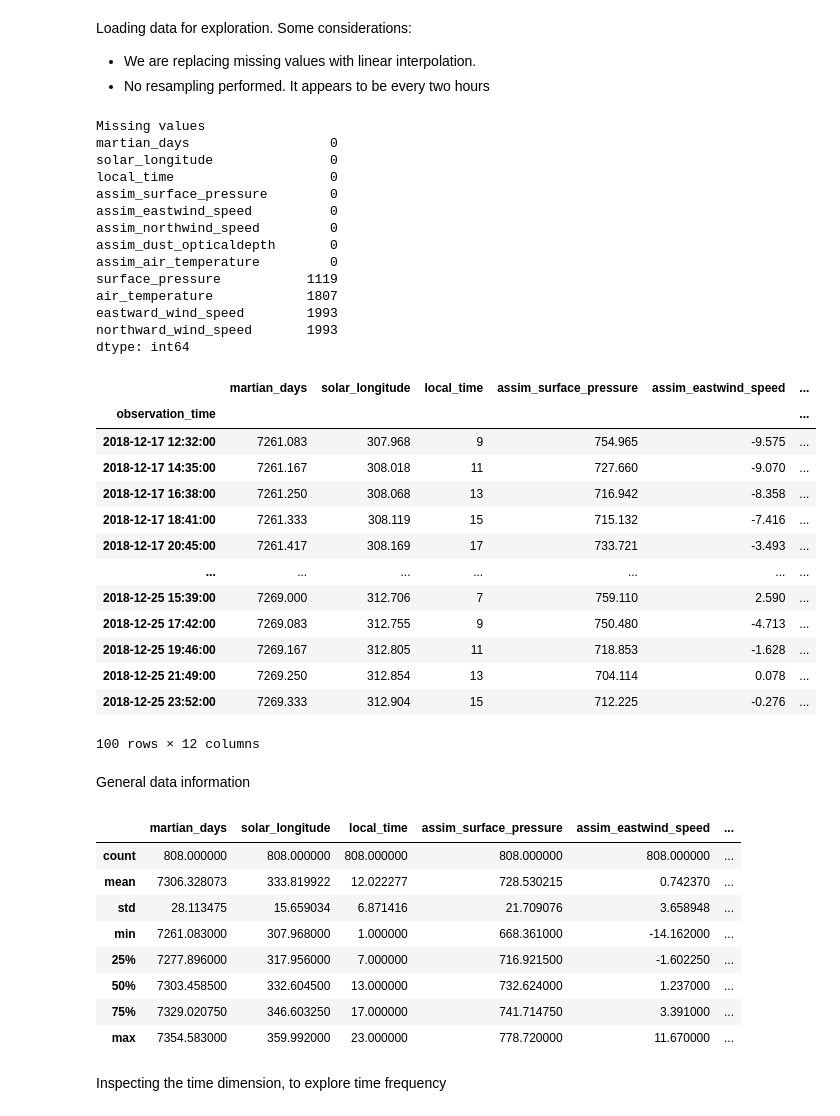
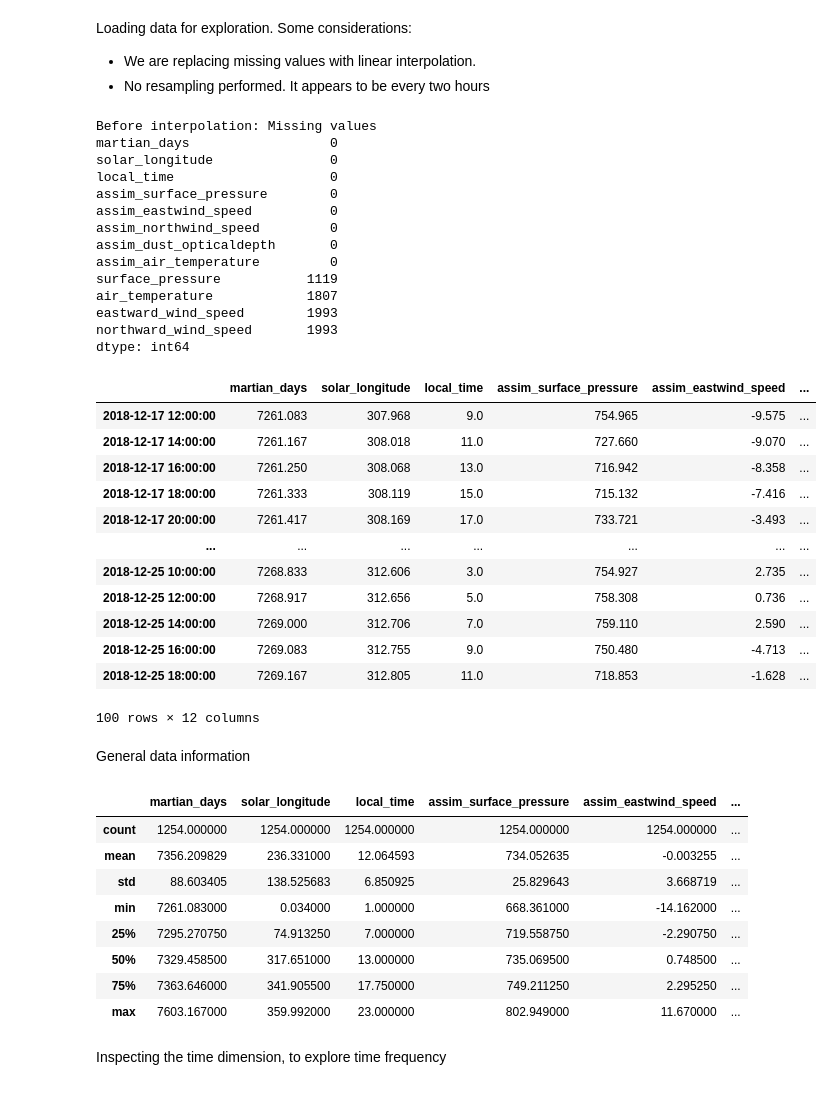
Before and after one commit to amelBennaceur/OpenMarsML, a Jupyter notebook: insight_data_analysis.ipynb, the cells around one changed output. Drawn from its saved outputs; the diff is of its cells as text; code cells hidden in the pictures.

Commit message:
Reindexing, in case finding missing values

```diff
--- a/insight_data_analysis.ipynb
+++ b/insight_data_analysis.ipynb
@@ -25,41 +25,39 @@ Loading data for exploration. Some considerations:
 # %%
 import insight_lander
 
-martian_days_threshold: float = 7354.583 # For a single martian year
-timestamp_threshold: pd.Timestamp = pd.Timestamp(year=2019, month=4,day=1)
-data_frame = insight_lander.get_dataset()
-data_frame = data_frame.query(f"martian_days <= {martian_days_threshold}")
+frequency: str = "2H"
+
+timestamp_threshold: pd.Timestamp = pd.Timestamp(year=2019, month=4, day=1)
+data_frame = insight_lander.get_dataset(frequency)
 data_frame = data_frame[data_frame.index < timestamp_threshold]
-data_frame = data_frame
 data_frame.head(100)
 # %% [output]
-Missing values
+Before interpolation: Missing values
 martian_days                  0
 solar_longitude               0
 local_time                    0
 assim_surface_pressure        0
 assim_eastwind_speed          0
 assim_northwind_speed         0
 assim_dust_opticaldepth       0
 assim_air_temperature         0
 surface_pressure           1119
 air_temperature            1807
 eastward_wind_speed        1993
 northward_wind_speed       1993
 dtype: int64
 |  | martian_days | solar_longitude | local_time | assim_surface_pressure | assim_eastwind_speed | ... |
-| observation_time |  |  |  |  |  | ... |
-| 2018-12-17 12:32:00 | 7261.083 | 307.968 | 9 | 754.965 | -9.575 | ... |
-| 2018-12-17 14:35:00 | 7261.167 | 308.018 | 11 | 727.660 | -9.070 | ... |
-| 2018-12-17 16:38:00 | 7261.250 | 308.068 | 13 | 716.942 | -8.358 | ... |
-| 2018-12-17 18:41:00 | 7261.333 | 308.119 | 15 | 715.132 | -7.416 | ... |
-| 2018-12-17 20:45:00 | 7261.417 | 308.169 | 17 | 733.721 | -3.493 | ... |
+| 2018-12-17 12:00:00 | 7261.083 | 307.968 | 9.0 | 754.965 | -9.575 | ... |
+| 2018-12-17 14:00:00 | 7261.167 | 308.018 | 11.0 | 727.660 | -9.070 | ... |
+| 2018-12-17 16:00:00 | 7261.250 | 308.068 | 13.0 | 716.942 | -8.358 | ... |
+| 2018-12-17 18:00:00 | 7261.333 | 308.119 | 15.0 | 715.132 | -7.416 | ... |
+| 2018-12-17 20:00:00 | 7261.417 | 308.169 | 17.0 | 733.721 | -3.493 | ... |
 | ... | ... | ... | ... | ... | ... | ... |
-| 2018-12-25 15:39:00 | 7269.000 | 312.706 | 7 | 759.110 | 2.590 | ... |
-| 2018-12-25 17:42:00 | 7269.083 | 312.755 | 9 | 750.480 | -4.713 | ... |
-| 2018-12-25 19:46:00 | 7269.167 | 312.805 | 11 | 718.853 | -1.628 | ... |
-| 2018-12-25 21:49:00 | 7269.250 | 312.854 | 13 | 704.114 | 0.078 | ... |
-| 2018-12-25 23:52:00 | 7269.333 | 312.904 | 15 | 712.225 | -0.276 | ... |
+| 2018-12-25 10:00:00 | 7268.833 | 312.606 | 3.0 | 754.927 | 2.735 | ... |
+| 2018-12-25 12:00:00 | 7268.917 | 312.656 | 5.0 | 758.308 | 0.736 | ... |
+| 2018-12-25 14:00:00 | 7269.000 | 312.706 | 7.0 | 759.110 | 2.590 | ... |
+| 2018-12-25 16:00:00 | 7269.083 | 312.755 | 9.0 | 750.480 | -4.713 | ... |
+| 2018-12-25 18:00:00 | 7269.167 | 312.805 | 11.0 | 718.853 | -1.628 | ... |
 100 rows × 12 columns
 # %% [markdown]
 General data information
@@ -67,13 +65,13 @@ General data information
 data_frame.describe()
 # %% [output]
 |  | martian_days | solar_longitude | local_time | assim_surface_pressure | assim_eastwind_speed | ... |
-| count | 808.000000 | 808.000000 | 808.000000 | 808.000000 | 808.000000 | ... |
-| mean | 7306.328073 | 333.819922 | 12.022277 | 728.530215 | 0.742370 | ... |
-| std | 28.113475 | 15.659034 | 6.871416 | 21.709076 | 3.658948 | ... |
-| min | 7261.083000 | 307.968000 | 1.000000 | 668.361000 | -14.162000 | ... |
-| 25% | 7277.896000 | 317.956000 | 7.000000 | 716.921500 | -1.602250 | ... |
-| 50% | 7303.458500 | 332.604500 | 13.000000 | 732.624000 | 1.237000 | ... |
-| 75% | 7329.020750 | 346.603250 | 17.000000 | 741.714750 | 3.391000 | ... |
-| max | 7354.583000 | 359.992000 | 23.000000 | 778.720000 | 11.670000 | ... |
+| count | 1254.000000 | 1254.000000 | 1254.000000 | 1254.000000 | 1254.000000 | ... |
+| mean | 7356.209829 | 236.331000 | 12.064593 | 734.052635 | -0.003255 | ... |
+| std | 88.603405 | 138.525683 | 6.850925 | 25.829643 | 3.668719 | ... |
+| min | 7261.083000 | 0.034000 | 1.000000 | 668.361000 | -14.162000 | ... |
+| 25% | 7295.270750 | 74.913250 | 7.000000 | 719.558750 | -2.290750 | ... |
+| 50% | 7329.458500 | 317.651000 | 13.000000 | 735.069500 | 0.748500 | ... |
+| 75% | 7363.646000 | 341.905500 | 17.750000 | 749.211250 | 2.295250 | ... |
+| max | 7603.167000 | 359.992000 | 23.000000 | 802.949000 | 11.670000 | ... |
 # %% [markdown]
 Inspecting the time dimension, to explore time frequency
```
Also changed, not shown: parts of 12 cells of this notebook, 5 other files.
